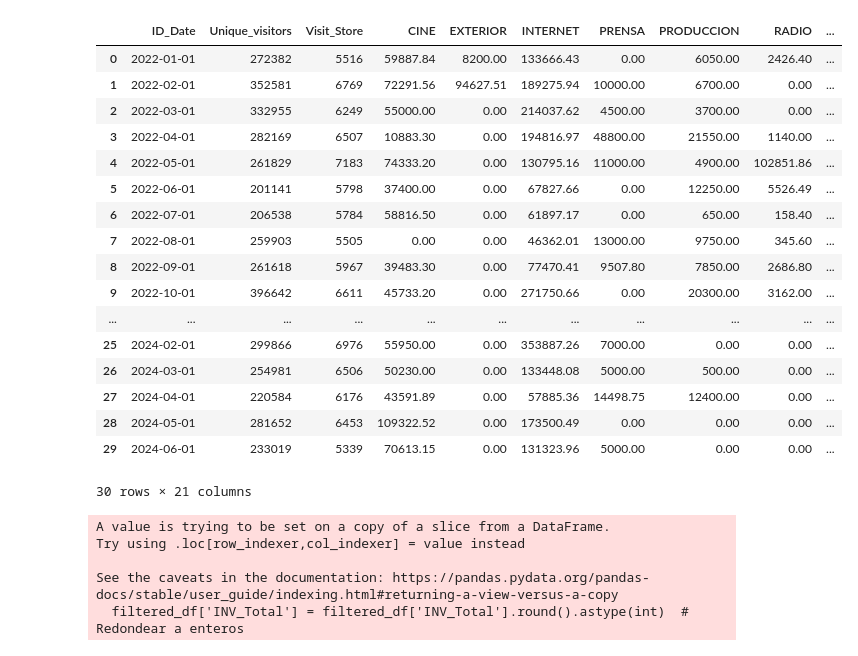
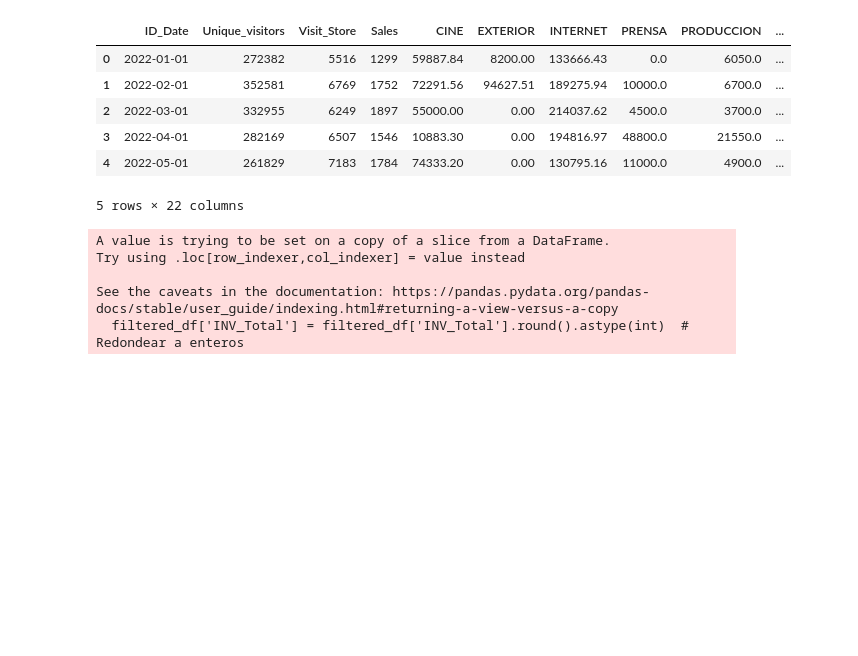
Before and after one commit to josean9/IA-Casos, a Jupyter notebook: notebooks/notebook2_modelo_atribucion.ipynb, the cells around one changed output. Saved outputs shown, nothing was run; the diff lists cells and outputs as text; code cells hidden in the pictures; blank space fills up the shorter version.

```diff
--- a/notebooks/notebook2_modelo_atribucion.ipynb
+++ b/notebooks/notebook2_modelo_atribucion.ipynb
@@ -34,38 +35,28 @@ df.head()
 # %%
 # Lista de columnas relevantes
 cols_to_keep = [
-    "ID_Date", "Unique_visitors", "Visit_Store"
+    "ID_Date", "Unique_visitors", "Visit_Store", "Sales"
 ]
 
 # Agregar columnas relacionadas con inversión
 inversion_cols = [col for col in df.columns if any(x in col.lower() for x in ["cine", "internet", "radio", "revistas", "exterior", "prensa", "produccion", "plataformasvideo", "varios", "inv_total"])]
 
 # Agregar columnas relacionadas con fechas
 fecha_cols = [col for col in df.columns if any(x in col.lower() for x in ["dia", "date", "mes", "working_days", "easter", "semana"])]
 
 # Filtrado total
 filtered_df = df[cols_to_keep + inversion_cols + fecha_cols]
 
-filtered_df.head(30)
+
+filtered_df.head()
 # %% [output]
-|  | ID_Date | Unique_visitors | Visit_Store | CINE | EXTERIOR | INTERNET | PRENSA | PRODUCCION | RADIO | ... |
-| 0 | 2022-01-01 | 272382 | 5516 | 59887.84 | 8200.00 | 133666.43 | 0.00 | 6050.00 | 2426.40 | ... |
-| 1 | 2022-02-01 | 352581 | 6769 | 72291.56 | 94627.51 | 189275.94 | 10000.00 | 6700.00 | 0.00 | ... |
-| 2 | 2022-03-01 | 332955 | 6249 | 55000.00 | 0.00 | 214037.62 | 4500.00 | 3700.00 | 0.00 | ... |
-| 3 | 2022-04-01 | 282169 | 6507 | 10883.30 | 0.00 | 194816.97 | 48800.00 | 21550.00 | 1140.00 | ... |
-| 4 | 2022-05-01 | 261829 | 7183 | 74333.20 | 0.00 | 130795.16 | 11000.00 | 4900.00 | 102851.86 | ... |
-| 5 | 2022-06-01 | 201141 | 5798 | 37400.00 | 0.00 | 67827.66 | 0.00 | 12250.00 | 5526.49 | ... |
-| 6 | 2022-07-01 | 206538 | 5784 | 58816.50 | 0.00 | 61897.17 | 0.00 | 650.00 | 158.40 | ... |
-| 7 | 2022-08-01 | 259903 | 5505 | 0.00 | 0.00 | 46362.01 | 13000.00 | 9750.00 | 345.60 | ... |
-| 8 | 2022-09-01 | 261618 | 5967 | 39483.30 | 0.00 | 77470.41 | 9507.80 | 7850.00 | 2686.80 | ... |
-| 9 | 2022-10-01 | 396642 | 6611 | 45733.20 | 0.00 | 271750.66 | 0.00 | 20300.00 | 3162.00 | ... |
-| ... | ... | ... | ... | ... | ... | ... | ... | ... | ... | ... |
-| 25 | 2024-02-01 | 299866 | 6976 | 55950.00 | 0.00 | 353887.26 | 7000.00 | 0.00 | 0.00 | ... |
-| 26 | 2024-03-01 | 254981 | 6506 | 50230.00 | 0.00 | 133448.08 | 5000.00 | 500.00 | 0.00 | ... |
-| 27 | 2024-04-01 | 220584 | 6176 | 43591.89 | 0.00 | 57885.36 | 14498.75 | 12400.00 | 0.00 | ... |
-| 28 | 2024-05-01 | 281652 | 6453 | 109322.52 | 0.00 | 173500.49 | 0.00 | 0.00 | 0.00 | ... |
-| 29 | 2024-06-01 | 233019 | 5339 | 70613.15 | 0.00 | 131323.96 | 5000.00 | 0.00 | 0.00 | ... |
+|  | ID_Date | Unique_visitors | Visit_Store | Sales | CINE | EXTERIOR | INTERNET | PRENSA | PRODUCCION | ... |
+| 0 | 2022-01-01 | 272382 | 5516 | 1299 | 59887.84 | 8200.00 | 133666.43 | 0.0 | 6050.0 | ... |
+| 1 | 2022-02-01 | 352581 | 6769 | 1752 | 72291.56 | 94627.51 | 189275.94 | 10000.0 | 6700.0 | ... |
+| 2 | 2022-03-01 | 332955 | 6249 | 1897 | 55000.00 | 0.00 | 214037.62 | 4500.0 | 3700.0 | ... |
+| 3 | 2022-04-01 | 282169 | 6507 | 1546 | 10883.30 | 0.00 | 194816.97 | 48800.0 | 21550.0 | ... |
+| 4 | 2022-05-01 | 261829 | 7183 | 1784 | 74333.20 | 0.00 | 130795.16 | 11000.0 | 4900.0 | ... |
-30 rows × 21 columns
+5 rows × 22 columns
 # %%
 # Preparación de datos
 filtered_df['INV_Total'] = filtered_df['INV_Total'].round().astype(int)  # Redondear a enteros
```
Also changed, not shown: parts of 2 cells of this notebook.
